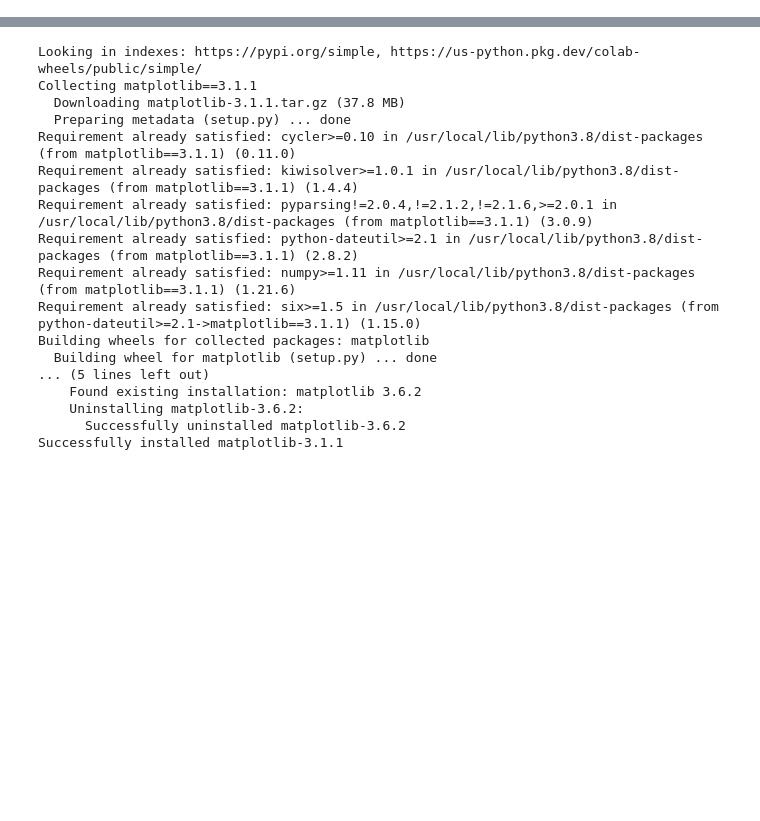
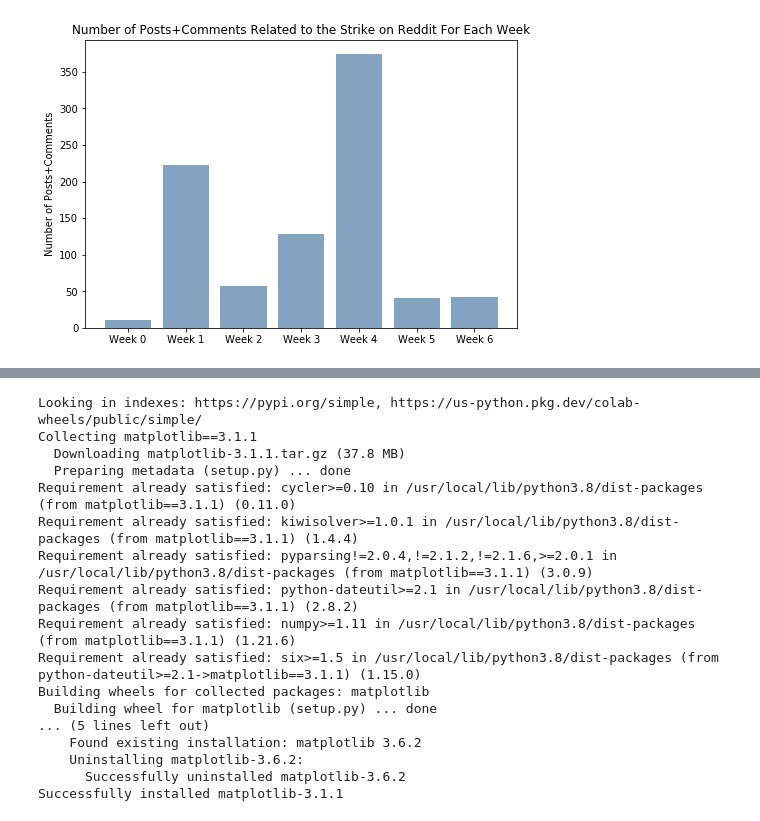
Before and after one commit to samanthasu12/TA-Strike-Analysis-For-Daily-Nexus, a Jupyter notebook: TAStrikeAnalysisDiagrams.ipynb, the cells around one changed output, grey strips where cells are left out. Cells and saved outputs as stored; diff of their text form; code cells hidden in the pictures; blank space fills up the shorter version.

```diff
--- a/TAStrikeAnalysisDiagrams.ipynb
+++ b/TAStrikeAnalysisDiagrams.ipynb
@@ -32 +50,14 @@ Requirement already satisfied: six>=1.5 in /usr/local/lib/python3.8/dist-package
+# %%
+#Reddit sample sizes per week
+
+fig = plt.figure()
+ax = fig.add_axes([0,0,1,1])
+weeks = ['Week 0', 'Week 1', 'Week 2', 'Week 3', 'Week 4', 'Week 5', 'Week 6']
+number_of_posts = [10, 223, 57, 128, 375, 41, 42]
+ax.bar(weeks,number_of_posts, color=[0.2, 0.4, 0.6, 0.6])
+ax.set_ylabel('Number of Posts+Comments')
+ax.set_title("Number of Posts+Comments Related to the Strike on Reddit For Each Week")
+plt.show()
+# %% [output]
+[figure, added]
 # %%
```
Also changed, not shown: parts of 7 cells of this notebook.
